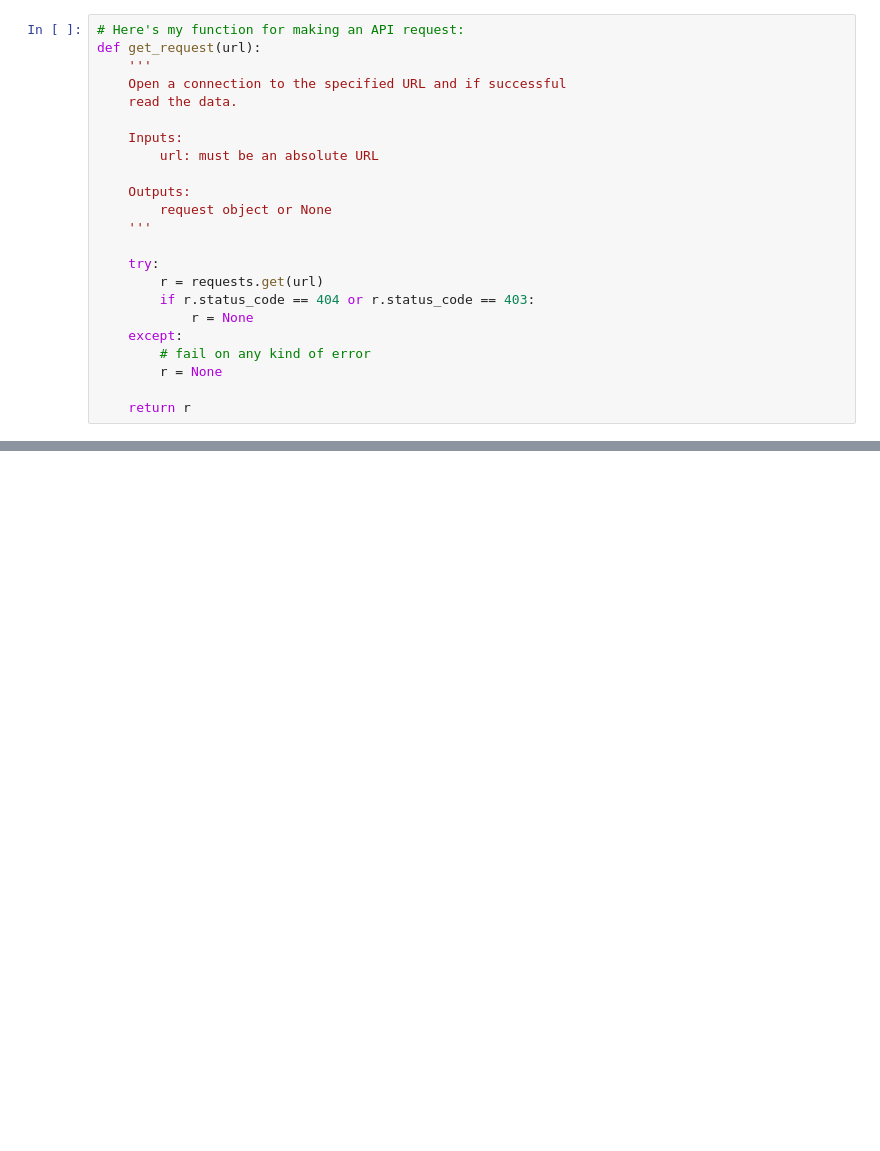
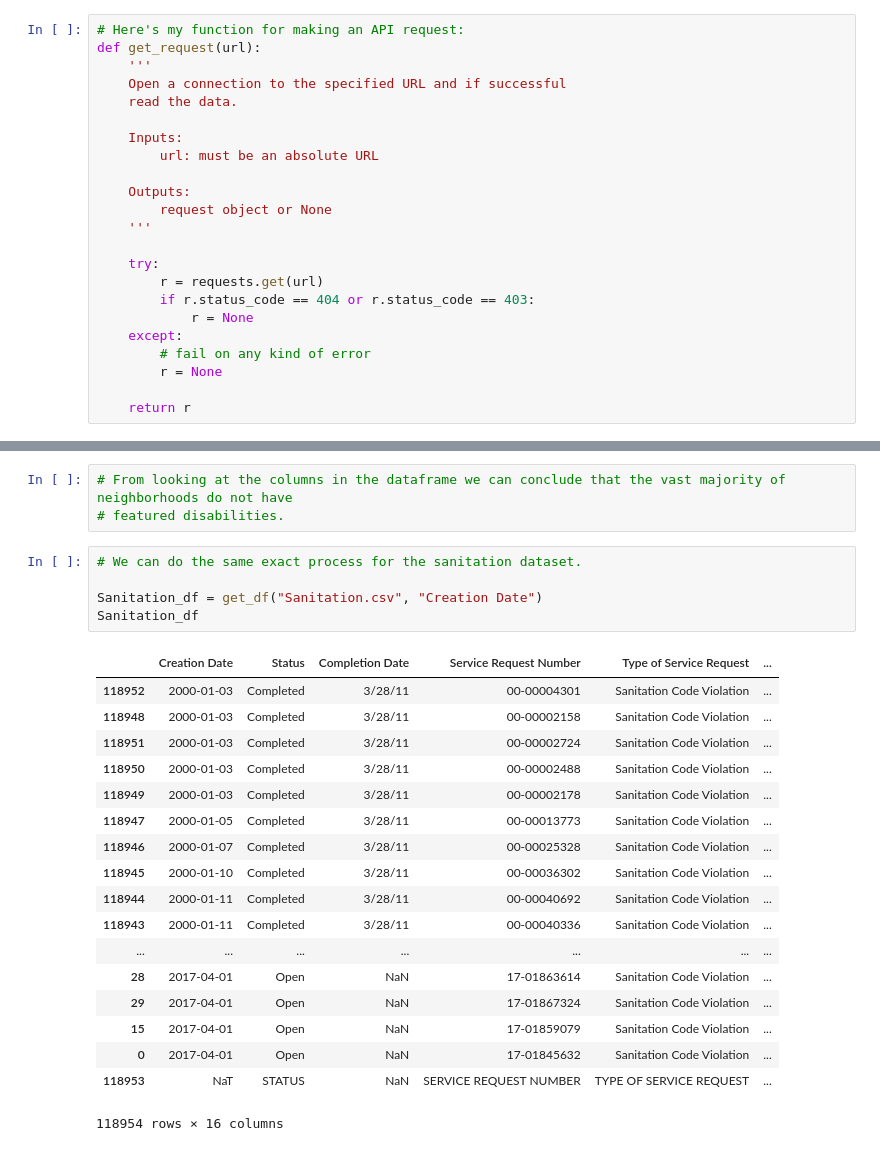
Before and after one commit to coxas/CAPP30254, a Jupyter notebook: hw1/hw1_part2_REDO.ipynb, the cells around one changed output, grey strips where cells are left out. Cells and saved outputs as stored; diff of their text form; blank space fills up the shorter version.

```diff
--- a/hw1/hw1_part2_REDO.ipynb
+++ b/hw1/hw1_part2_REDO.ipynb
@@ -166,0 +358,27 @@ get_locs_for_df(Buildings_trunc)
+# %%
+# From looking at the columns in the dataframe we can conclude that the vast majority of neighborhoods do not have
+# featured disabilities.
+# %%
+# We can do the same exact process for the sanitation dataset.
+
+Sanitation_df = get_df("Sanitation.csv", "Creation Date")
+Sanitation_df
+# %% [output]
+|  | Creation Date | Status | Completion Date | Service Request Number | Type of Service Request | ... |
+| 118952 | 2000-01-03 | Completed | 3/28/11 | 00-00004301 | Sanitation Code Violation | ... |
+| 118948 | 2000-01-03 | Completed | 3/28/11 | 00-00002158 | Sanitation Code Violation | ... |
+| 118951 | 2000-01-03 | Completed | 3/28/11 | 00-00002724 | Sanitation Code Violation | ... |
+| 118950 | 2000-01-03 | Completed | 3/28/11 | 00-00002488 | Sanitation Code Violation | ... |
+| 118949 | 2000-01-03 | Completed | 3/28/11 | 00-00002178 | Sanitation Code Violation | ... |
+| 118947 | 2000-01-05 | Completed | 3/28/11 | 00-00013773 | Sanitation Code Violation | ... |
+| 118946 | 2000-01-07 | Completed | 3/28/11 | 00-00025328 | Sanitation Code Violation | ... |
+| 118945 | 2000-01-10 | Completed | 3/28/11 | 00-00036302 | Sanitation Code Violation | ... |
+| 118944 | 2000-01-11 | Completed | 3/28/11 | 00-00040692 | Sanitation Code Violation | ... |
+| 118943 | 2000-01-11 | Completed | 3/28/11 | 00-00040336 | Sanitation Code Violation | ... |
+| ... | ... | ... | ... | ... | ... | ... |
+| 28 | 2017-04-01 | Open | NaN | 17-01863614 | Sanitation Code Violation | ... |
+| 29 | 2017-04-01 | Open | NaN | 17-01867324 | Sanitation Code Violation | ... |
+| 15 | 2017-04-01 | Open | NaN | 17-01859079 | Sanitation Code Violation | ... |
+| 0 | 2017-04-01 | Open | NaN | 17-01845632 | Sanitation Code Violation | ... |
+| 118953 | NaT | STATUS | NaN | SERVICE REQUEST NUMBER | TYPE OF SERVICE REQUEST | ... |
+118954 rows × 16 columns
```
Also changed, not shown: parts of 21 cells of this notebook, 1 other file.
